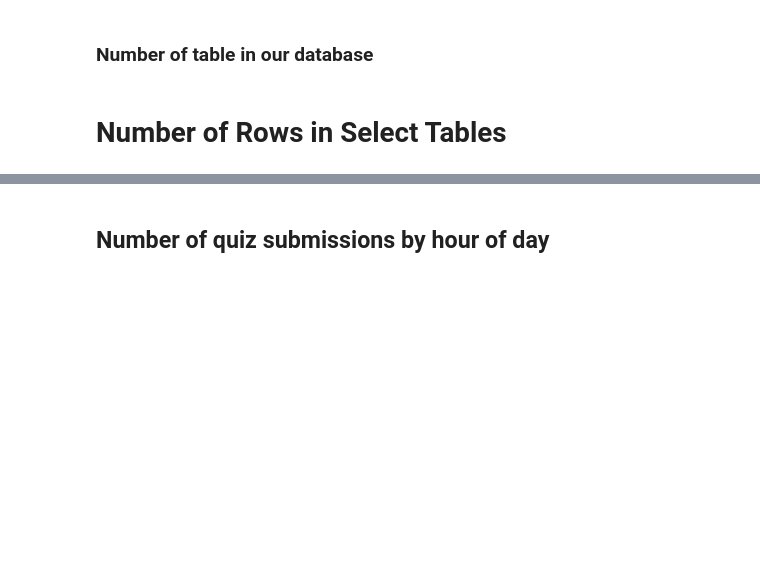
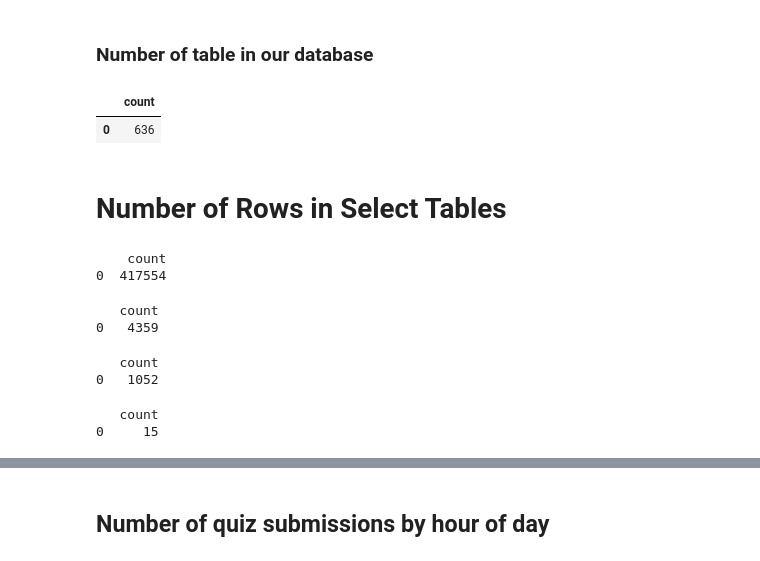
Before and after one commit to gtechzilla/moodle, a Jupyter notebook: Main.ipynb, the cells around one changed output, grey strips where cells are left out. Saved outputs shown, nothing was run; the diff lists cells and outputs as text; code cells hidden in the pictures; blank space fills up the shorter version.

```diff
--- a/Main.ipynb
+++ b/Main.ipynb
@@ -11,19 +11,18 @@ class DB_fetch:
         self.engine = engine
 
     def table_count(self,query = "SELECT COUNT(*)FROM information_schema.tables"):
+        ''' Counts the number of tables in our database'''
         df = pd.read_sql(query,self.engine)
         return df
 
     def row_per_table(self,table):
+        '''COunts number of rows for a table in the data base'''
         query = "SELECT COUNT(*) FROM {table}".format(table=table)
         df = pd.read_sql(query,self.engine)
         print (df)
 
-    """    def row_per_table_multi(self,table_list):
-        query = "SELECT COUNT(*) FROM {table}".format(table=table)
-        for i in table_list:
-            """
     def read_table(self,table):
+        ''' Extracts data from sql table and store it in a python dataframe'''
         query = "SELECT * FROM {table}".format(table=table)
         table_data = pd.read_sql(query,self.engine)
         return table_data
@@ -348,5 +384,34 @@ dtypes: float64(9), int64(11), object(3)
 memory usage: 654.7+ KB
 # %% [markdown]
 ### Number of table in our database
+# %%
+data.table_count()
+# %% [output]
+|  | count |
+| 0 | 636 |
 # %% [markdown]
 # Number of Rows in Select Tables
+# %%
+#Number of rows in table > "mdl_logstore_standard_log"
+data.row_per_table("mdl_logstore_standard_log")
+# %% [output]
+    count
+0  417554
+# %%
+#Number of rows in table > "mdl_context"
+data.row_per_table("mdl_context")
+# %% [output]
+   count
+0   4359
+# %%
+#Number of rows in table > "mdl_user"
+data.row_per_table("mdl_user")
+# %% [output]
+   count
+0   1052
+# %%
+#Number of rows in table > "mdl_course"
+data.row_per_table("mdl_course")
+# %% [output]
+   count
+0     15
```
Also changed, not shown: parts of 29 cells of this notebook.
